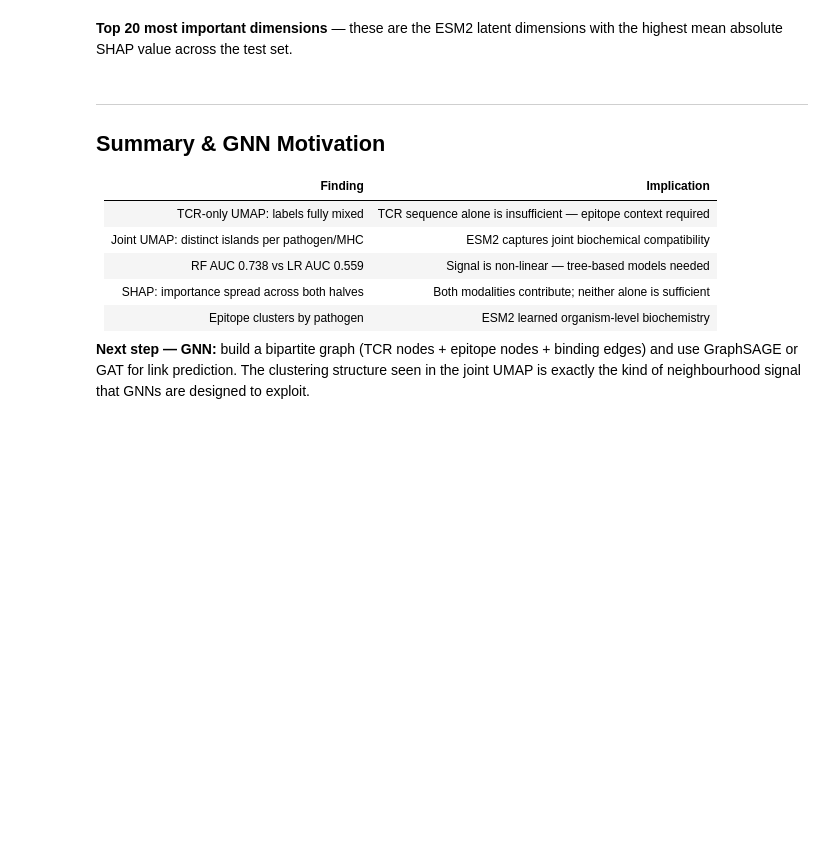
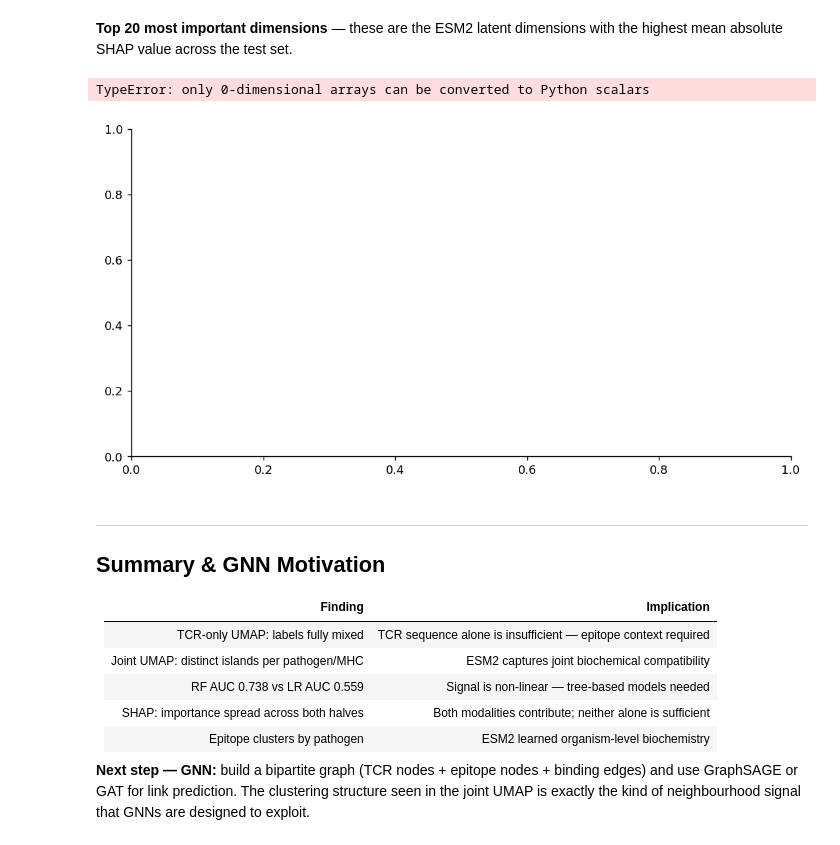
Before and after one commit to programmingHelen/VT1_iggytop, a Jupyter notebook: notebooks/full_analysis.ipynb, the cells around one changed output. Cells and saved outputs as stored; diff of their text form; code cells hidden in the pictures; blank space fills up the shorter version.

```diff
--- a/notebooks/full_analysis.ipynb
+++ b/notebooks/full_analysis.ipynb
@@ -656,23 +731,26 @@ plt.show()
 # %%
 feature_names = [f"TCR_{i}" for i in range(EMB_DIM)] + [f"Epi_{i}" for i in range(EMB_DIM)]
 top20_idx     = np.argsort(mean_abs)[-20:][::-1]
 
 fig, ax = plt.subplots(figsize=(10, 5))
-colors  = ["#534AB7" if i < EMB_DIM else "#BA7517" for i in top20_idx]
-ax.barh([feature_names[i] for i in top20_idx], mean_abs[top20_idx],
+colors  = ["#534AB7" if int(i) < EMB_DIM else "#BA7517" for i in top20_idx]
+ax.barh([feature_names[int(i)] for i in top20_idx], mean_abs[top20_idx],
         color=colors, alpha=0.85)
 ax.set_xlabel("Mean |SHAP value|")
 ax.set_title("Top 20 SHAP features — blue = TCR dimension, orange = Epitope dimension")
 
 handles = [mpatches.Patch(color="#534AB7", label="TCR dimension"),
            mpatches.Patch(color="#BA7517", label="Epitope dimension")]
 ax.legend(handles=handles, frameon=False)
 plt.tight_layout()
 plt.savefig(FIG_DIR / "shap_top20.png", bbox_inches="tight")
 plt.show()
 
-n_tcr_top20 = sum(1 for i in top20_idx if i < EMB_DIM)
+n_tcr_top20 = sum(1 for i in top20_idx if int(i) < EMB_DIM)
 print(f"\nTop 20 breakdown: {n_tcr_top20} TCR dims, {20-n_tcr_top20} Epitope dims")
+# %% [output]
+TypeError: only 0-dimensional arrays can be converted to Python scalars
+[figure, added]
 # %% [markdown]
 ---
 ## Summary & GNN Motivation
```
Also changed, not shown: parts of 15 cells of this notebook, 23 other files.
